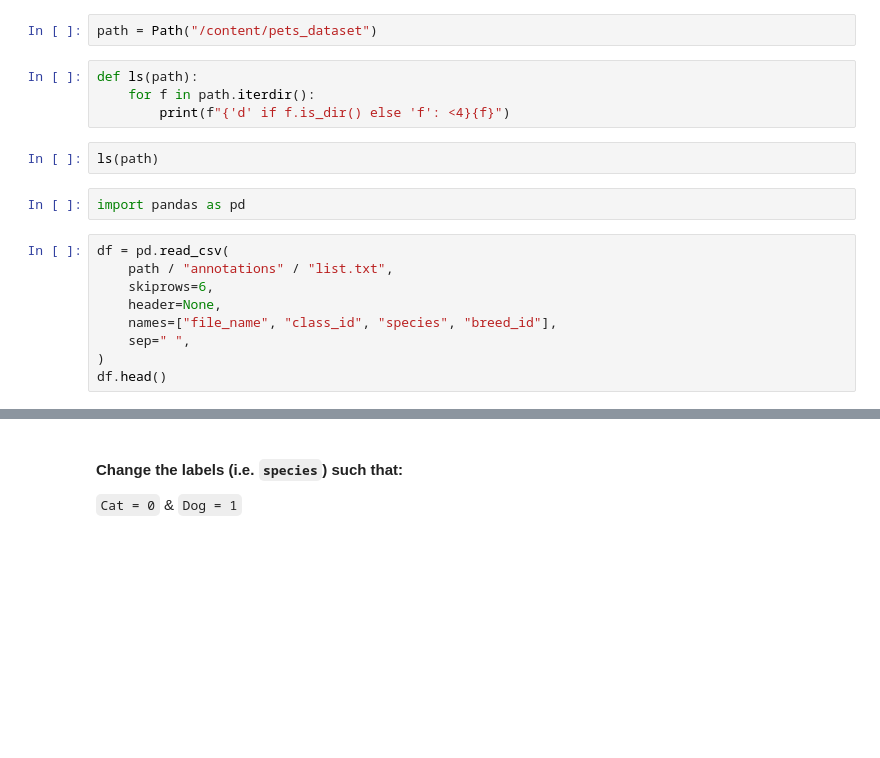
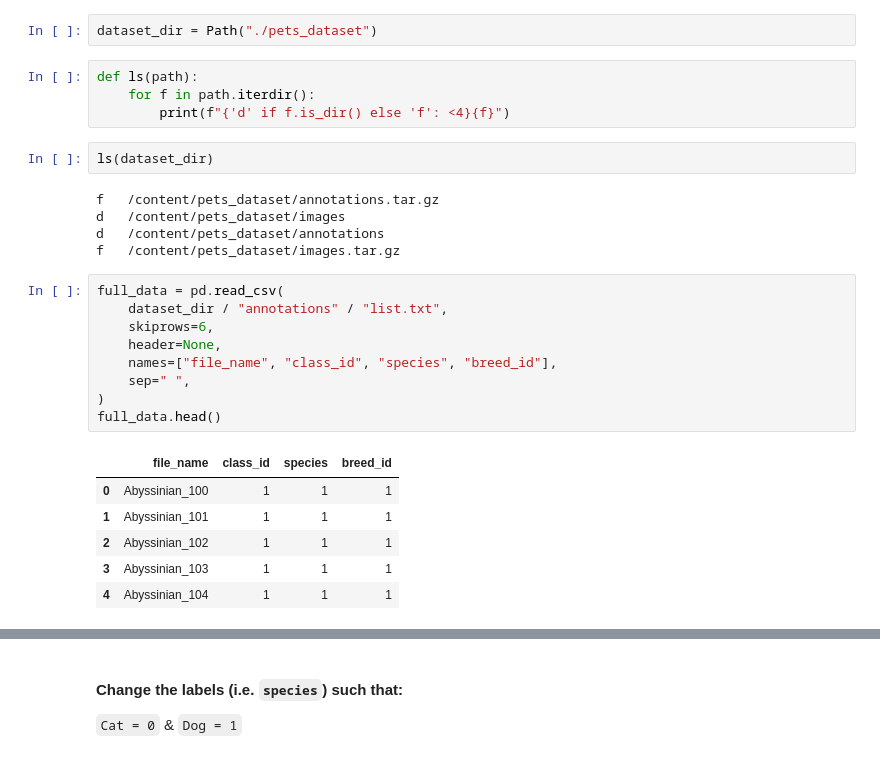
Before and after one commit to Its-Shivanshu-Sharma/AdversarialAttacks, a Jupyter notebook: Adversarial_Attacks.ipynb, the cells around one changed output, grey strips where cells are left out. Saved outputs shown, nothing was run; the diff lists cells and outputs as text; blank space fills up the shorter version.

```diff
--- a/Adversarial_Attacks.ipynb
+++ b/Adversarial_Attacks.ipynb
@@ -59,20 +76,30 @@ from pathlib import Path
 # %%
-path = Path("/content/pets_dataset")
+dataset_dir = Path("./pets_dataset")
 # %%
 def ls(path):
     for f in path.iterdir():
         print(f"{'d' if f.is_dir() else 'f': <4}{f}")
 # %%
-ls(path)
+ls(dataset_dir)
+# %% [output]
+f   /content/pets_dataset/annotations.tar.gz
+d   /content/pets_dataset/images
+d   /content/pets_dataset/annotations
+f   /content/pets_dataset/images.tar.gz
-# %%
-import pandas as pd
 # %%
-df = pd.read_csv(
-    path / "annotations" / "list.txt",
+full_data = pd.read_csv(
+    dataset_dir / "annotations" / "list.txt",
     skiprows=6,
     header=None,
     names=["file_name", "class_id", "species", "breed_id"],
     sep=" ",
 )
-df.head()
+full_data.head()
+# %% [output]
+|  | file_name | class_id | species | breed_id |
+| 0 | Abyssinian_100 | 1 | 1 | 1 |
+| 1 | Abyssinian_101 | 1 | 1 | 1 |
+| 2 | Abyssinian_102 | 1 | 1 | 1 |
+| 3 | Abyssinian_103 | 1 | 1 | 1 |
+| 4 | Abyssinian_104 | 1 | 1 | 1 |
 # %%
```
Also changed, not shown: parts of 29 cells of this notebook.
